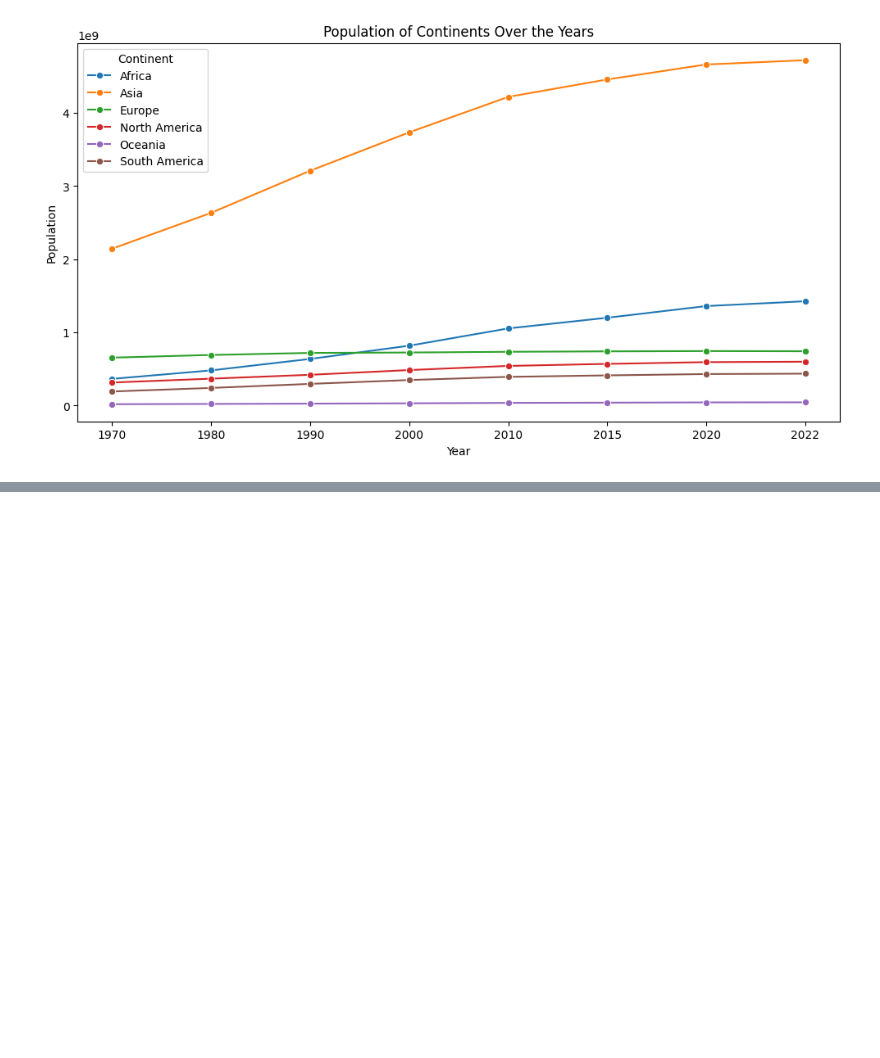
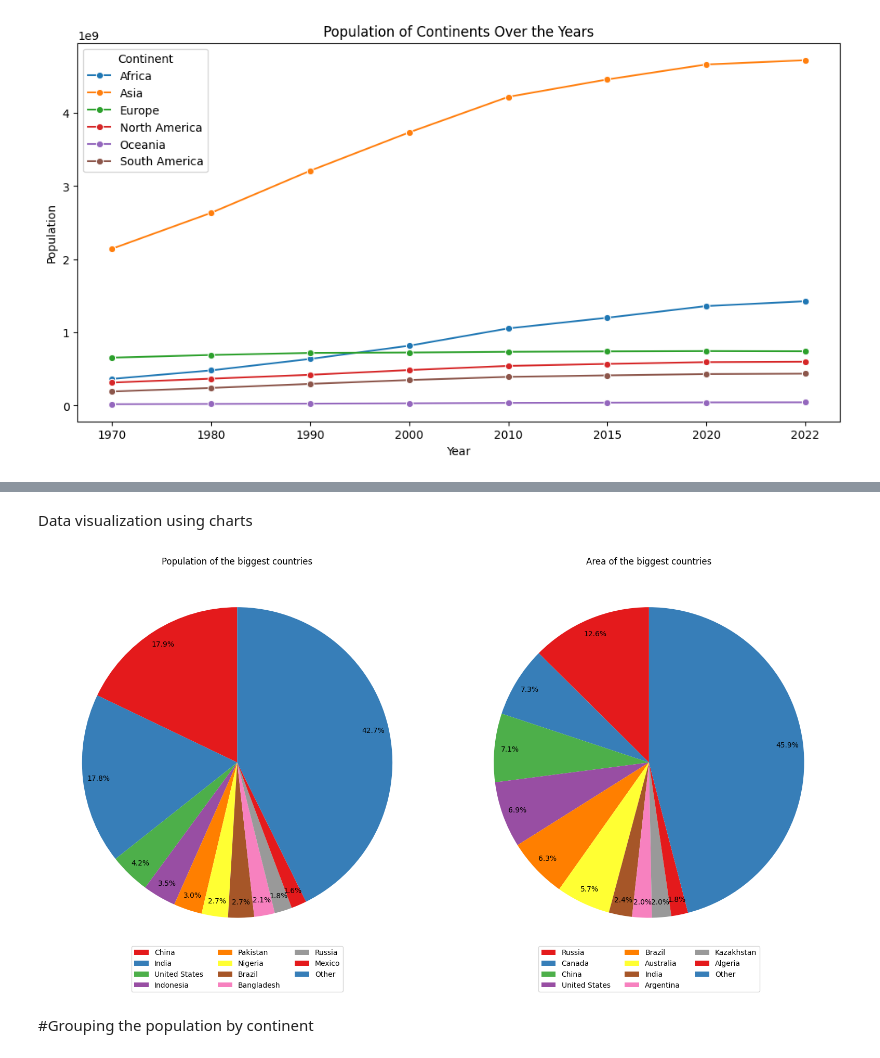
Before and after one commit to JanKotynia/Python_World_Population_Analysis, a Jupyter notebook: WorldPopulationAnalytics.ipynb, the cells around one changed output, grey strips where cells are left out. Cells and saved outputs as stored; diff of their text form; code cells hidden in the pictures; blank space fills up the shorter version.

Commit message:
Data visualization

```diff
--- a/WorldPopulationAnalytics.ipynb
+++ b/WorldPopulationAnalytics.ipynb
@@ -143,0 +101,8 @@ plt.show()
+# %%
+country_area.loc[len(country_area)] = ['Other',smaller_countries_sum]
+# %%
+country_population = df.sort_values('2022 Population',ascending=False)[['Country/Territory', "2022 Population"]].head(10)
+# %%
+smaller_countries_sum = int(df.sort_values('2022 Population',ascending=False)["2022 Population"].iloc[10:,].sum())
+# %%
+country_population.loc[len(country_area)] = ['Other',smaller_countries_sum]
@@ -143,0 +151,31 @@ plt.show()
+# %% [markdown]
+Data visualization using charts
+# %%
+fig, axes = plt.subplots(1, 2, figsize=(16, 8))
+
+axes[0].pie(
+    country_population["2022 Population"],
+    autopct='%1.1f%%',
+    pctdistance=0.9,
+    startangle=90,
+    colors=plt.cm.Set1.colors
+)
+axes[0].set_title("Population of the biggest countries")
+axes[0].legend(country_population['Country/Territory'], loc="lower center", bbox_to_anchor=(0.5, -0.1), ncol=3)
+
+axes[1].pie(
+    country_area["Area (km²)"],
+    autopct='%1.1f%%',
+    pctdistance=0.9,
+    startangle=90,
+    colors=plt.cm.Set1.colors
+)
+axes[1].set_title("Area of the biggest countries")
+axes[1].legend(country_area['Country/Territory'], loc="lower center", bbox_to_anchor=(0.5, -0.1), ncol=3)
+
+plt.tight_layout()
+plt.show()
+# %% [output]
+[figure, added]
+# %% [markdown]
+#Grouping the population by continent
```
Also changed, not shown: parts of 19 cells of this notebook.
